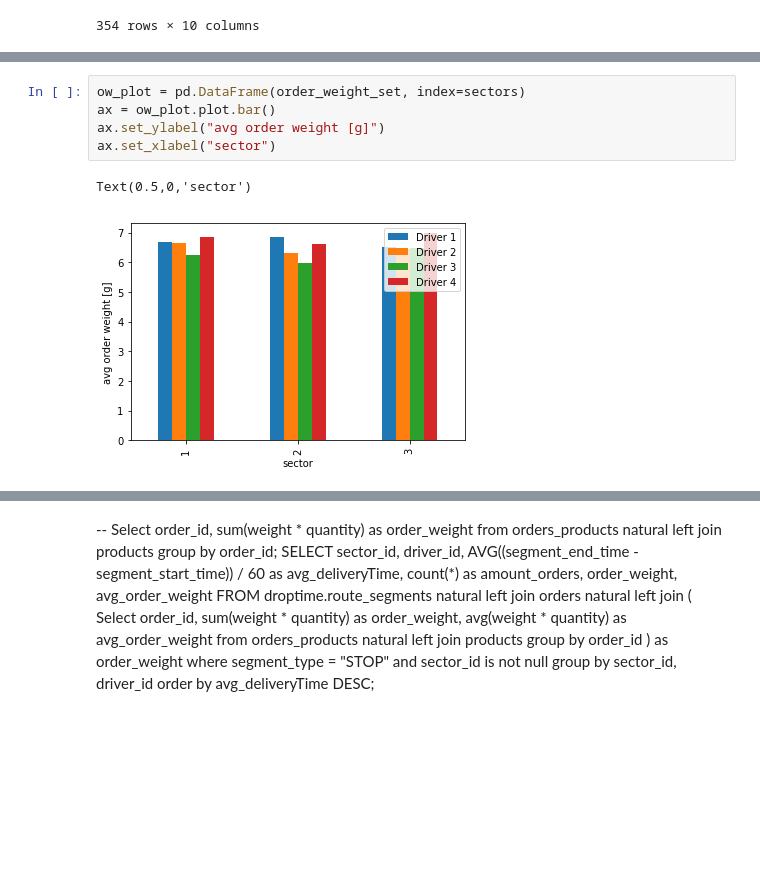
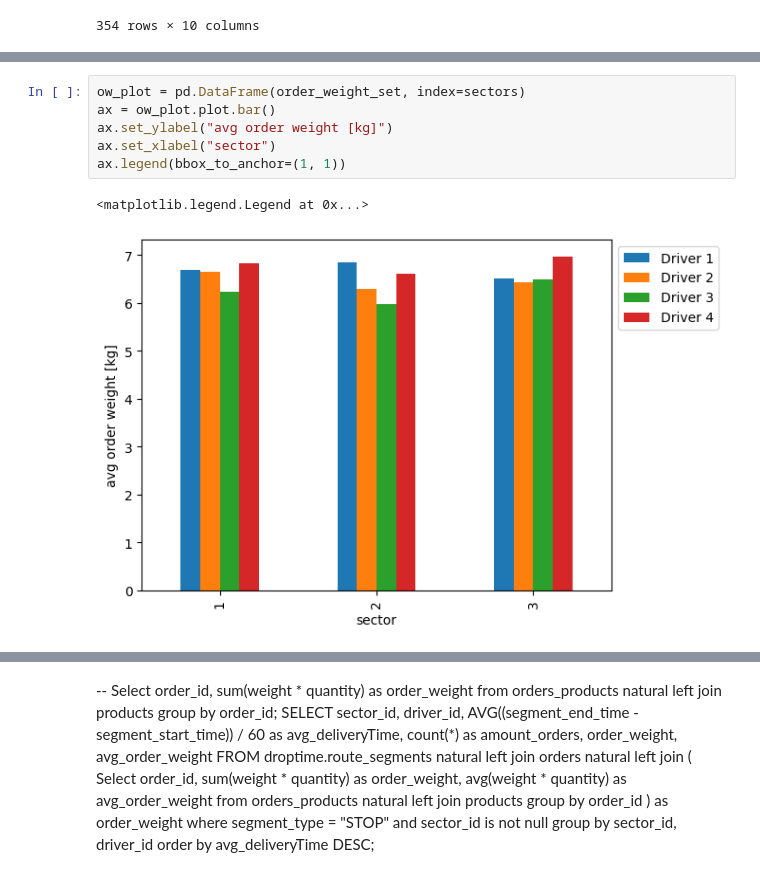
Before and after one commit to VenetianDevil/OCADO, a Jupyter notebook: task2_.ipynb, the cells around one changed output, grey strips where cells are left out. Cells and saved outputs as stored; diff of their text form; blank space fills up the shorter version.

```diff
--- a/task2_.ipynb
+++ b/task2_.ipynb
@@ -103,9 +108,10 @@ Text(0.5,0,'sector')
 # %%
 ow_plot = pd.DataFrame(order_weight_set, index=sectors)
 ax = ow_plot.plot.bar()
-ax.set_ylabel("avg order weight [g]")
+ax.set_ylabel("avg order weight [kg]")
 ax.set_xlabel("sector")
+ax.legend(bbox_to_anchor=(1, 1))
 # %% [output]
-Text(0.5,0,'sector')
+<matplotlib.legend.Legend at 0x...>
-[figure, old version]
+[figure, new version]
 # %%
```
Also changed, not shown: parts of 13 cells of this notebook, 4 other files.
